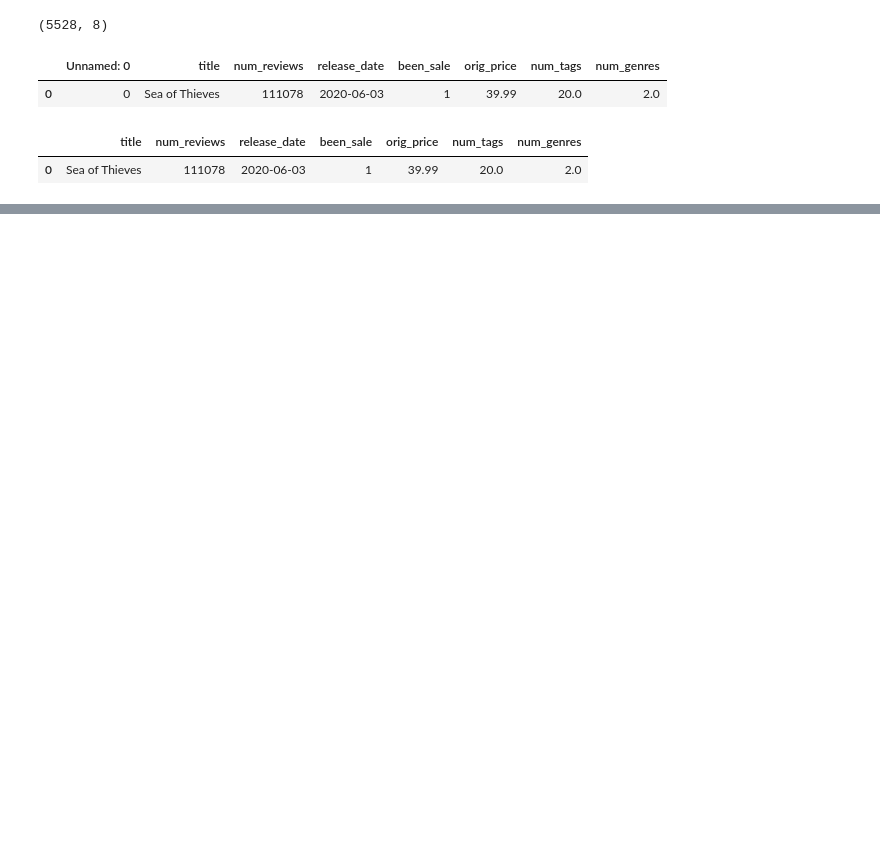
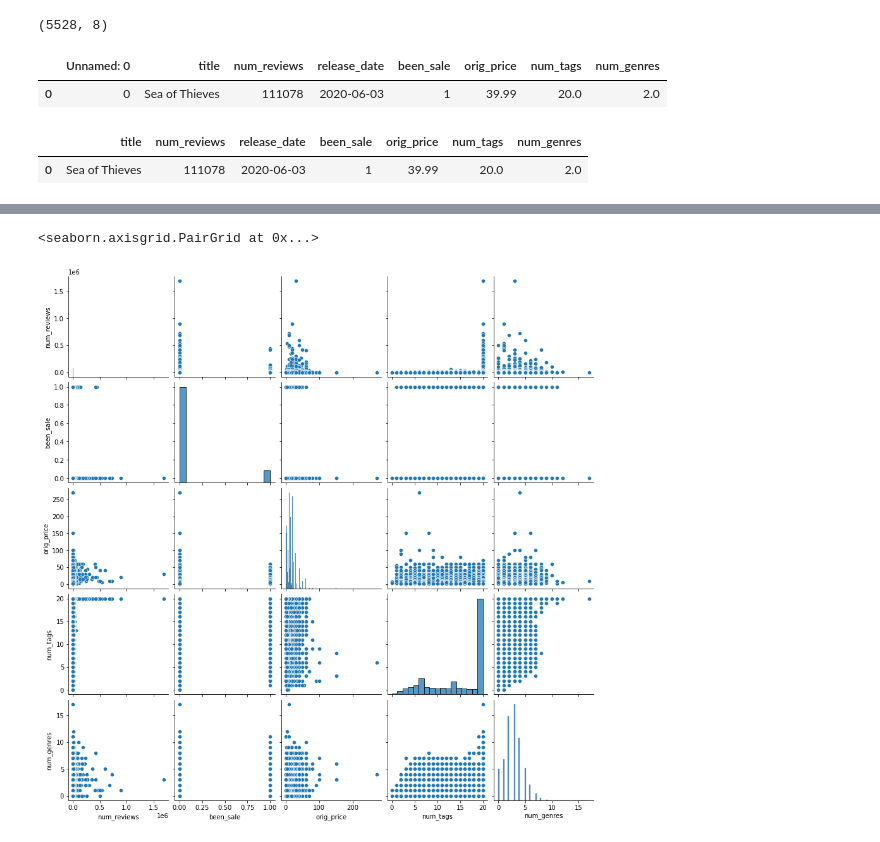
Before and after one commit to MichaelHarnett/Regression_Metis, a Jupyter notebook: modeling_work.ipynb, the cells around one changed output, grey strips where cells are left out. Saved outputs shown, nothing was run; the diff lists cells and outputs as text; code cells hidden in the pictures; blank space fills up the shorter version.

```diff
--- a/modeling_work.ipynb
+++ b/modeling_work.ipynb
@@ -30,0 +171,5 @@ prelimdf.head(1)
+# %%
+sns.pairplot(numbersdf)
+# %% [output]
+<seaborn.axisgrid.PairGrid at 0x...>
+[figure, added]
```
Also changed, not shown: parts of 32 cells of this notebook, 3 other files.
